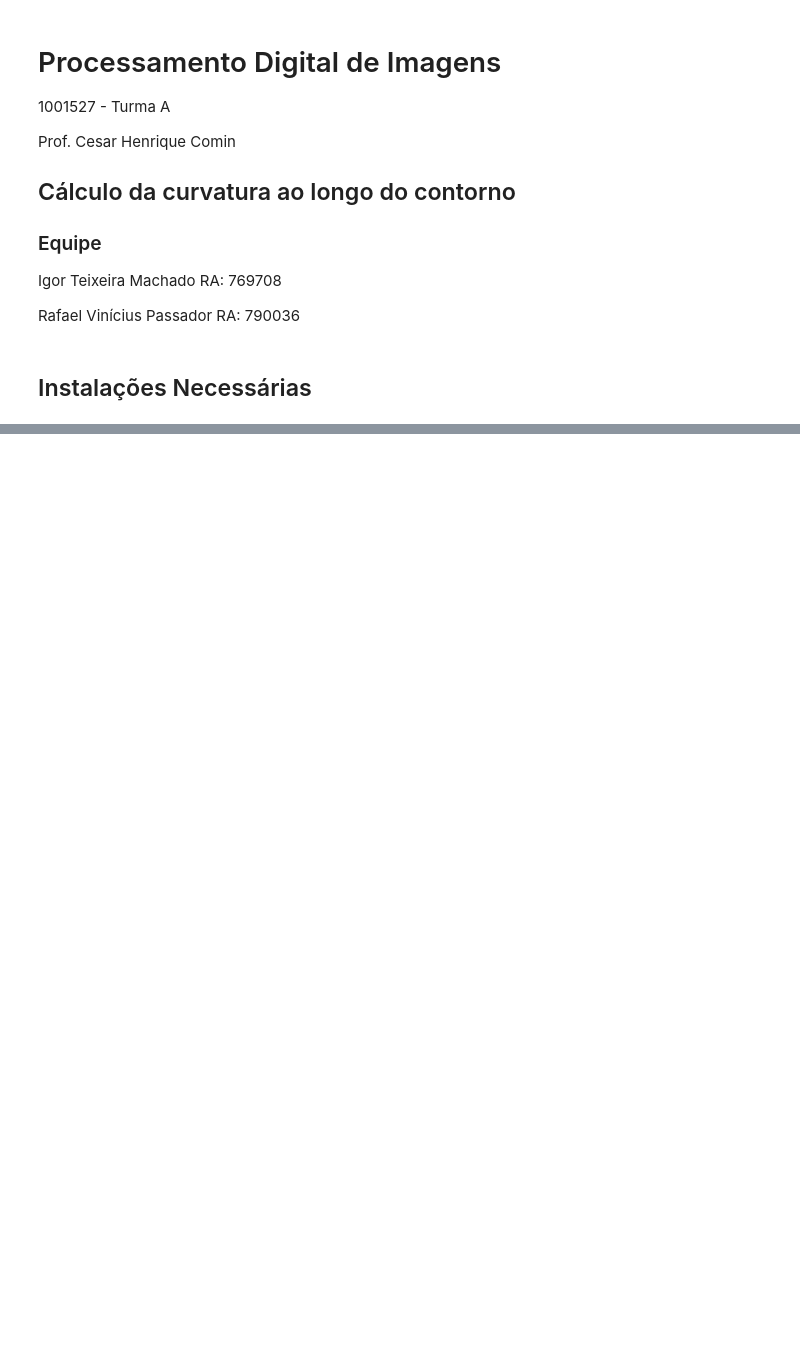
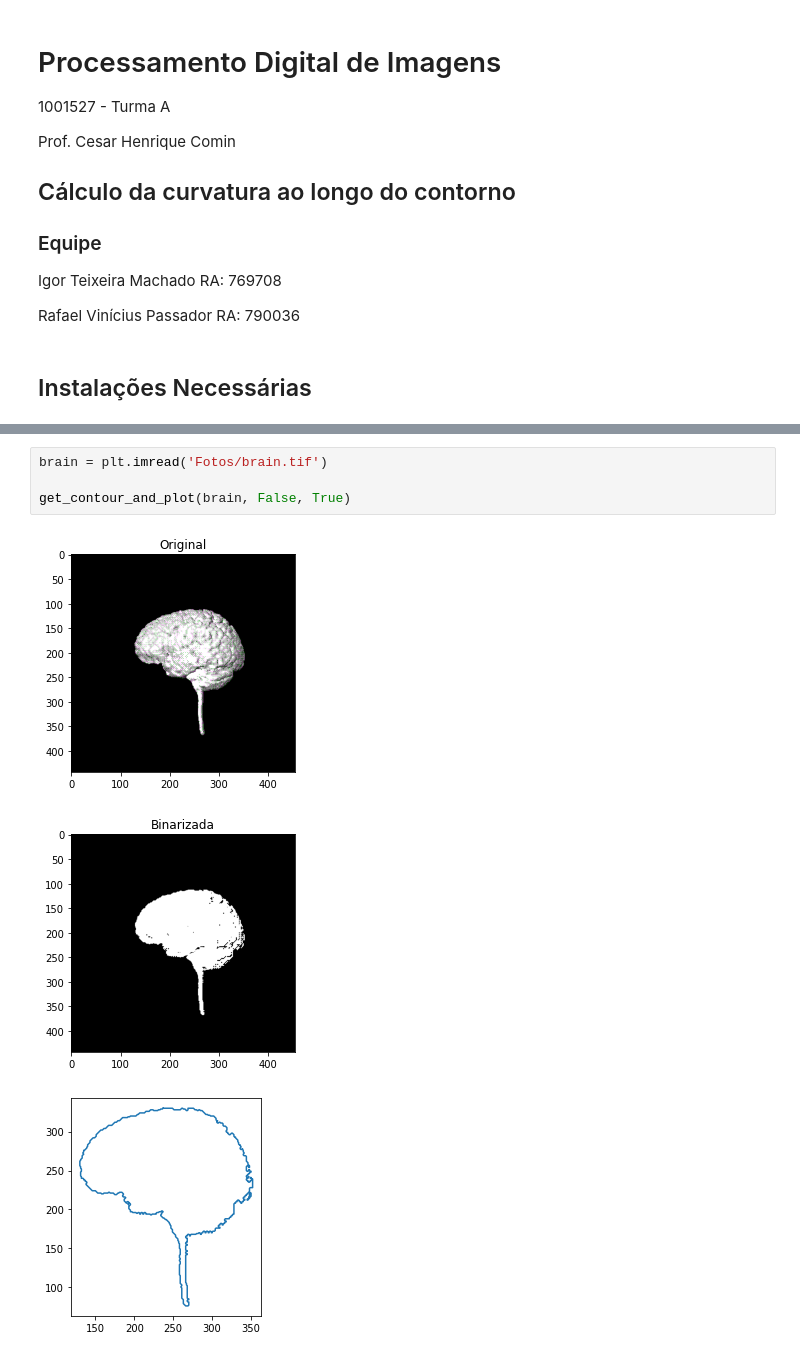
Before and after one commit to Sfrev/PDI-Trabalho3, a Jupyter notebook: curvatura.ipynb, the cells around one changed output, grey strips where cells are left out. Cells and saved outputs as stored; diff of their text form; blank space fills up the shorter version.

```diff
--- a/curvatura.ipynb
+++ b/curvatura.ipynb
@@ -206,0 +279,8 @@ handsmat_curvature = curvature(handsmat_contour)
+# %%
+brain = plt.imread('Fotos/brain.tif')
+
+get_contour_and_plot(brain, False, True)
+# %% [output]
+[figure, added]
+[figure, added]
+[figure, added]
```
Also changed, not shown: parts of 11 cells of this notebook.
